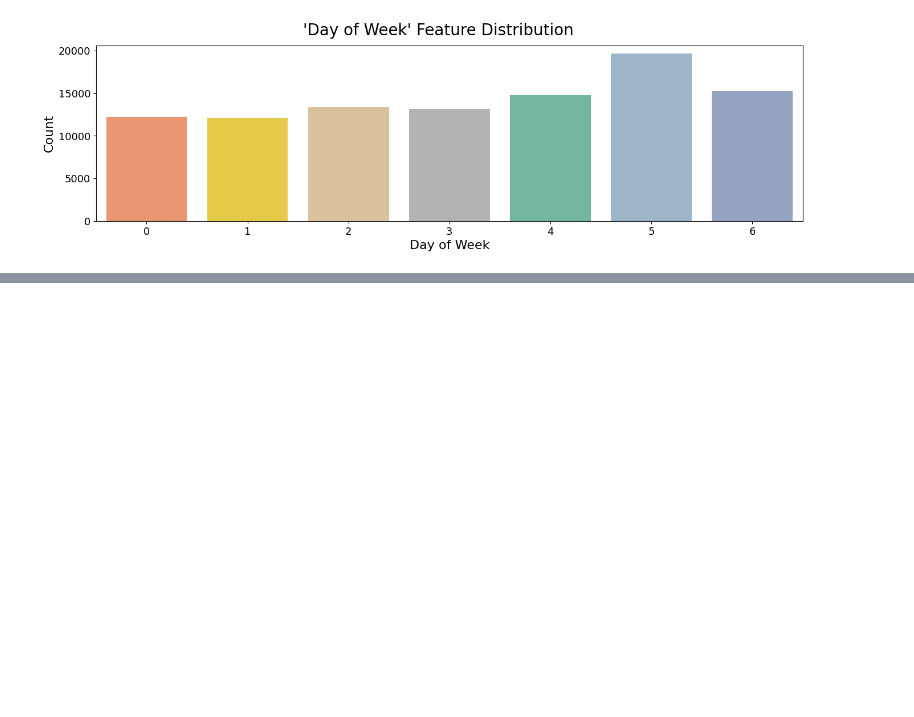
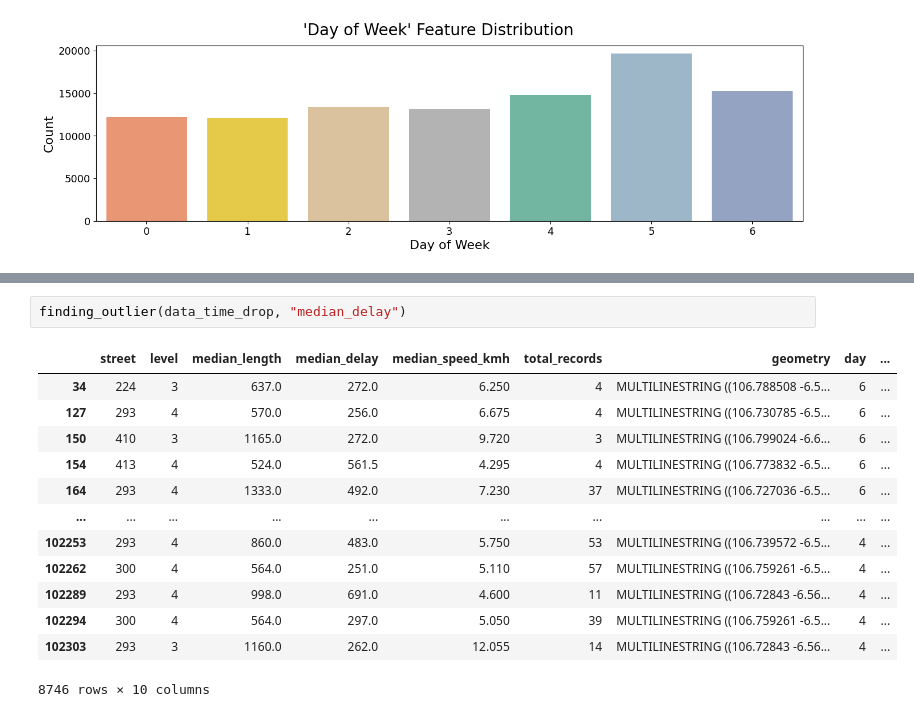
Before and after one commit to RizqiSeijuuro/mini-project-data-science, a Jupyter notebook: notebooks/1-early_eda.ipynb, the cells around one changed output, grey strips where cells are left out. Cells and saved outputs as stored; diff of their text form; blank space fills up the shorter version.

```diff
--- a/notebooks/1-early_eda.ipynb
+++ b/notebooks/1-early_eda.ipynb
@@ -408,0 +441,16 @@ countplot_categorical_feature(data_time_drop, "dayofweek", "Day of Week", palett
+# %%
+finding_outlier(data_time_drop, "median_delay")
+# %% [output]
+|  | street | level | median_length | median_delay | median_speed_kmh | total_records | geometry | day | ... |
+| 34 | 224 | 3 | 637.0 | 272.0 | 6.250 | 4 | MULTILINESTRING ((106.788508 -6.5... | 6 | ... |
+| 127 | 293 | 4 | 570.0 | 256.0 | 6.675 | 4 | MULTILINESTRING ((106.730785 -6.5... | 6 | ... |
+| 150 | 410 | 3 | 1165.0 | 272.0 | 9.720 | 3 | MULTILINESTRING ((106.799024 -6.6... | 6 | ... |
+| 154 | 413 | 4 | 524.0 | 561.5 | 4.295 | 4 | MULTILINESTRING ((106.773832 -6.5... | 6 | ... |
+| 164 | 293 | 4 | 1333.0 | 492.0 | 7.230 | 37 | MULTILINESTRING ((106.727036 -6.5... | 6 | ... |
+| ... | ... | ... | ... | ... | ... | ... | ... | ... | ... |
+| 102253 | 293 | 4 | 860.0 | 483.0 | 5.750 | 53 | MULTILINESTRING ((106.739572 -6.5... | 4 | ... |
+| 102262 | 300 | 4 | 564.0 | 251.0 | 5.110 | 57 | MULTILINESTRING ((106.759261 -6.5... | 4 | ... |
+| 102289 | 293 | 4 | 998.0 | 691.0 | 4.600 | 11 | MULTILINESTRING ((106.72843 -6.56... | 4 | ... |
+| 102294 | 300 | 4 | 564.0 | 297.0 | 5.050 | 39 | MULTILINESTRING ((106.759261 -6.5... | 4 | ... |
+| 102303 | 293 | 3 | 1160.0 | 262.0 | 12.055 | 14 | MULTILINESTRING ((106.72843 -6.56... | 4 | ... |
+8746 rows × 10 columns
```
Also changed, not shown: parts of 24 cells of this notebook.
